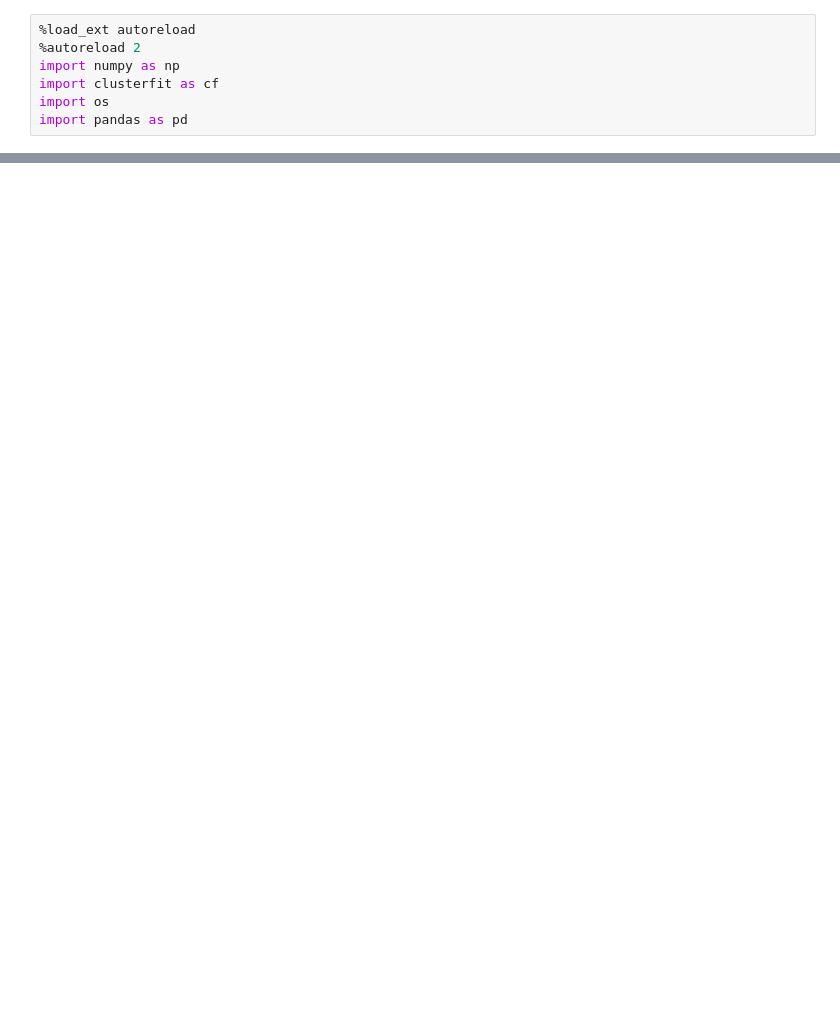
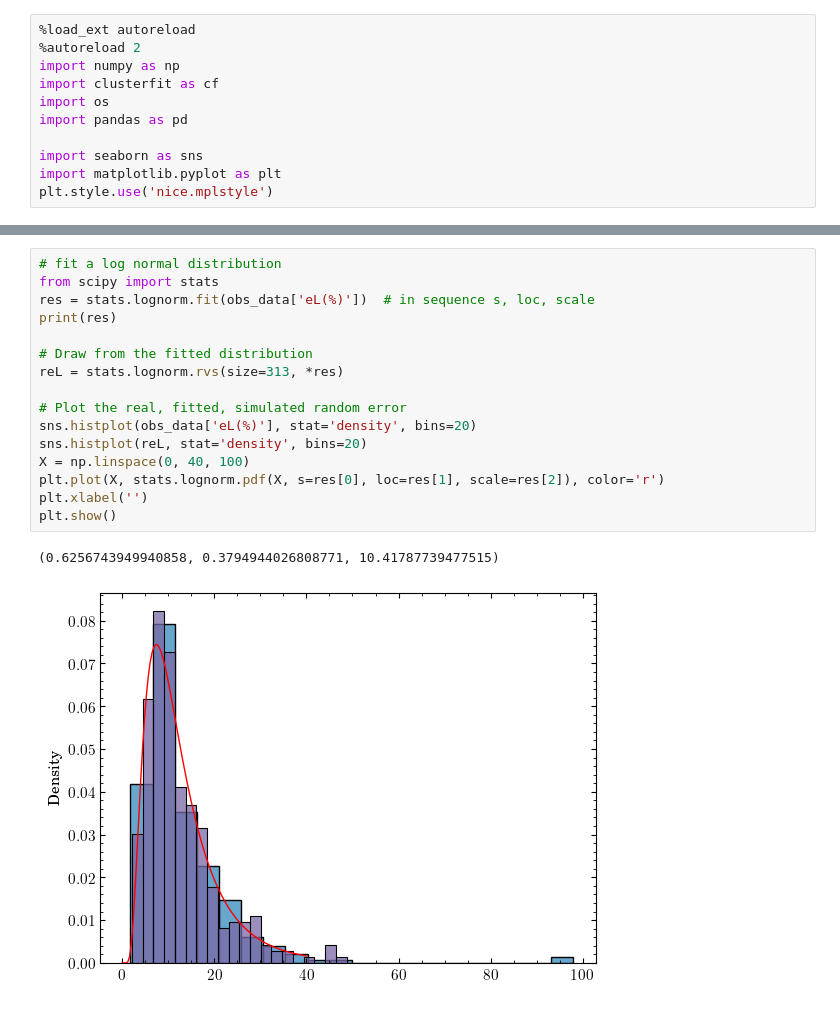
Before and after one commit to YujieH3/anisotropy-flamingo, a Jupyter notebook: analyse/add_scatter_and_fit.ipynb, the cells around one changed output, grey strips where cells are left out. Cells and saved outputs as stored; diff of their text form; blank space fills up the shorter version.

```diff
--- a/analyse/add_scatter_and_fit.ipynb
+++ b/analyse/add_scatter_and_fit.ipynb
@@ -5,3 +9,7 @@ import numpy as np
 import clusterfit as cf
 import os
 import pandas as pd
+
+import seaborn as sns
+import matplotlib.pyplot as plt
+plt.style.use('nice.mplstyle')
@@ -7,0 +36,19 @@ import pandas as pd
+# %%
+# fit a log normal distribution
+from scipy import stats
+res = stats.lognorm.fit(obs_data['eL(%)'])  # in sequence s, loc, scale
+print(res)
+
+# Draw from the fitted distribution
+reL = stats.lognorm.rvs(size=313, *res)
+
+# Plot the real, fitted, simulated random error
+sns.histplot(obs_data['eL(%)'], stat='density', bins=20)
+sns.histplot(reL, stat='density', bins=20)
+X = np.linspace(0, 40, 100)
+plt.plot(X, stats.lognorm.pdf(X, s=res[0], loc=res[1], scale=res[2]), color='r')
+plt.xlabel('')
+plt.show()
+# %% [output]
+(0.6256743949940858, 0.3794944026808771, 10.41787739477515)
+[figure, added]
```
Also changed, not shown: parts of 15 cells of this notebook, 6 other files.
